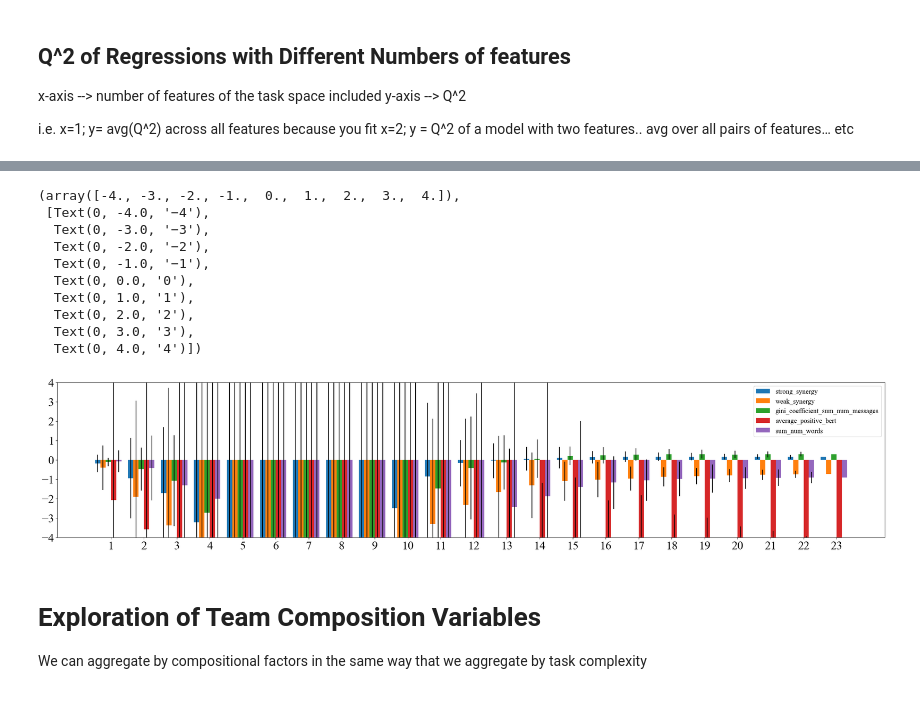
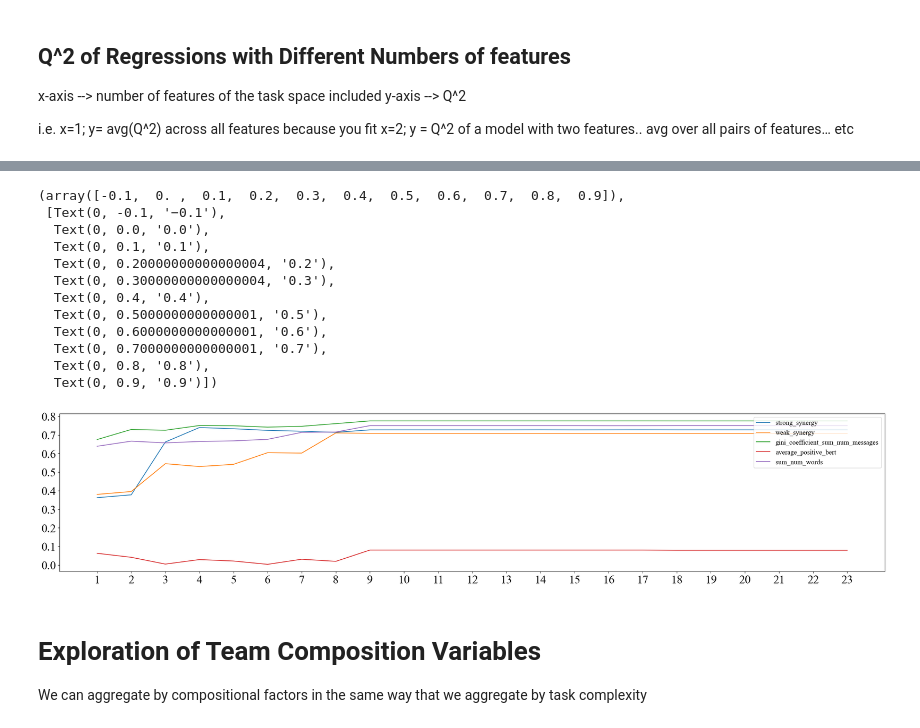
Before and after one commit to xehu/tpm-horse-race-modeling, a Jupyter notebook: task_map_explorations_with_multitask/taskspace_rr_analyses.ipynb, the cells around one changed output, grey strips where cells are left out. Cells and saved outputs as stored; diff of their text form; code cells hidden in the pictures.

```diff
--- a/task_map_explorations_with_multitask/taskspace_rr_analyses.ipynb
+++ b/task_map_explorations_with_multitask/taskspace_rr_analyses.ipynb
@@ -480,7 +578,9 @@ if "complexity" in GROUPING_COLS:
 #### NOTE: this code should be run after grouping ONLY by "task_name" (and not by playerCount or complexity)
 Otherwise, it weights each group evenly (rather than by the number of observations in each group)
 # %%
-aggregated_performance_by_task = grouped_performance_with_task_cols.groupby("task_name")[["strong_synergy", "weak_synergy", "gini_coefficient_sum_num_messages", "average_positive_bert", "sum_num_words"] + list(task_cols_to_use)].agg("mean").reset_index()
+aggregated_performance_by_task = grouped_performance_with_task_cols.groupby(GROUPING_COLS)[["strong_synergy", "weak_synergy", "gini_coefficient_sum_num_messages", "average_positive_bert", "sum_num_words"] + list(task_cols_to_use)].agg("mean").reset_index()
+if("complexity" in GROUPING_COLS):
+    aggregated_performance_by_task = pd.concat([pd.get_dummies(aggregated_performance_by_task["complexity"], dtype=int), aggregated_performance_by_task], axis = 1)
 # %%
 aggregated_performance_by_task.to_csv('aggregated_performance_by_task.csv', index = False)
 # %%
@@ -578,0 +663,4 @@ Now running models for 23 features...
+# %%
+def top_n_q2_for_index(index, n):
+    top_columns = q2_by_dv_df.loc[index].nlargest(n).index.tolist()
+    return top_columns
@@ -578,0 +696,15 @@ Now running models for 23 features...
+# %%
+if("complexity" in GROUPING_COLS and "playerCount" in GROUPING_COLS):
+
+    dvs = ["strong_synergy", "weak_synergy", "gini_coefficient_sum_num_messages", "average_positive_bert", "sum_num_words"]
+    dv_output_dict_best = {}
+    for dv in dvs:
+        dv_output_dict_best[dv] = []
+        for num_features in range(1, len(task_cols_to_use)+1):
+            print("Now running models for " + str(num_features) + " features...")
+            # select the best model by choosing the top features in terms of univariate q^2
+            top_features = top_n_q2_for_index(dv, num_features)
+            # also control for the playerCount and complexity in the model
+            q2 = get_q2(aggregated_performance_by_task[dv], aggregated_performance_by_task[top_features + ["playerCount", "Low", "Medium"]])
+
+            dv_output_dict_best[dv].append(q2)
@@ -579,10 +731,10 @@ Now running models for 23 features...
 # %%
 df_q2_means_for_feature = pd.DataFrame()
-for key in dv_output_dict.keys():
-    means = [np.mean(sublist) for sublist in dv_output_dict[key]]
+for key in dv_output_dict_best.keys():
+    means = [np.mean(sublist) for sublist in dv_output_dict_best[key]]
     df_q2_means_for_feature[key] = means
 
 df_q2_stds_for_feature = pd.DataFrame()
-for key in dv_output_dict.keys():
-    std = [np.std(sublist) for sublist in dv_output_dict[key]]
+for key in dv_output_dict_best.keys():
+    std = [np.std(sublist) for sublist in dv_output_dict_best[key]]
     df_q2_stds_for_feature[key] = std
@@ -589,39 +761,43 @@ for key in dv_output_dict.keys():
 # %%
 fig, ax = plt.subplots(layout='constrained', figsize=(24, 5))
 
 width = 0.16  # the width of the bars
 multiplier = 0
 
 for dv in df_q2_means_for_feature.columns:
     means_for_key = df_q2_means_for_feature[dv]
-    stds_for_key = df_q2_stds_for_feature[dv]
+    # stds_for_key = df_q2_stds_for_feature[dv]
     offset = width * multiplier
     offset_back = (0.16) * 2.5
-    rects = ax.bar(np.arange(1, 24) + offset - offset_back, means_for_key, width, label=f'{dv}')
+    # line plot version
+    ax.plot(np.arange(1, 24), means_for_key, label=f'{dv}')
+    # bar plot version
+    # rects = ax.bar(np.arange(1, 24) + offset - offset_back, means_for_key, width, label=f'{dv}')
     for i in range(1, 24):
         x = i + offset - offset_back
         y = means_for_key[i-1]
-        std = stds_for_key[i-1]
-
-        ax.errorbar(x, y, std, color="black")
+        # std = stds_for_key[i-1]
+        # ax.errorbar(x, y, std, color="black")
     multiplier += 1
 
-ax.set_ylim(-4, 4)
+# ax.set_ylim(-4, 4)
 ax.legend(fontsize=14, loc='upper right')
 plt.xticks(ticks=[_ for _ in range(1, 24)], fontsize=24)
 plt.yticks(fontsize=24)
 # %% [output]
-(array([-4., -3., -2., -1.,  0.,  1.,  2.,  3.,  4.]),
- [Text(0, -4.0, '−4'),
-  Text(0, -3.0, '−3'),
-  Text(0, -2.0, '−2'),
-  Text(0, -1.0, '−1'),
-  Text(0, 0.0, '0'),
-  Text(0, 1.0, '1'),
-  Text(0, 2.0, '2'),
-  Text(0, 3.0, '3'),
-  Text(0, 4.0, '4')])
+(array([-0.1,  0. ,  0.1,  0.2,  0.3,  0.4,  0.5,  0.6,  0.7,  0.8,  0.9]),
+ [Text(0, -0.1, '−0.1'),
+  Text(0, 0.0, '0.0'),
+  Text(0, 0.1, '0.1'),
+  Text(0, 0.20000000000000004, '0.2'),
+  Text(0, 0.30000000000000004, '0.3'),
+  Text(0, 0.4, '0.4'),
+  Text(0, 0.5000000000000001, '0.5'),
+  Text(0, 0.6000000000000001, '0.6'),
+  Text(0, 0.7000000000000001, '0.7'),
+  Text(0, 0.8, '0.8'),
+  Text(0, 0.9, '0.9')])
-[figure, old version]
+[figure, new version]
 # %% [markdown]
 # Exploration of Team Composition Variables
 We can aggregate by compositional factors in the same way that we aggregate by task complexity
```
Also changed, not shown: parts of 65 cells of this notebook, 3 other files.
